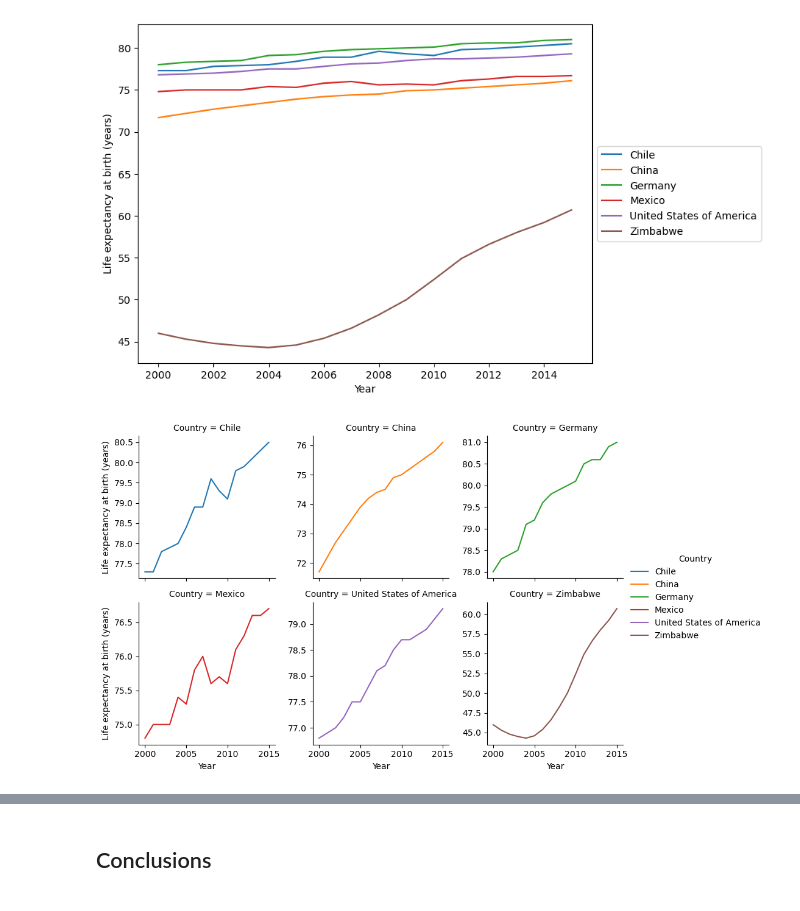
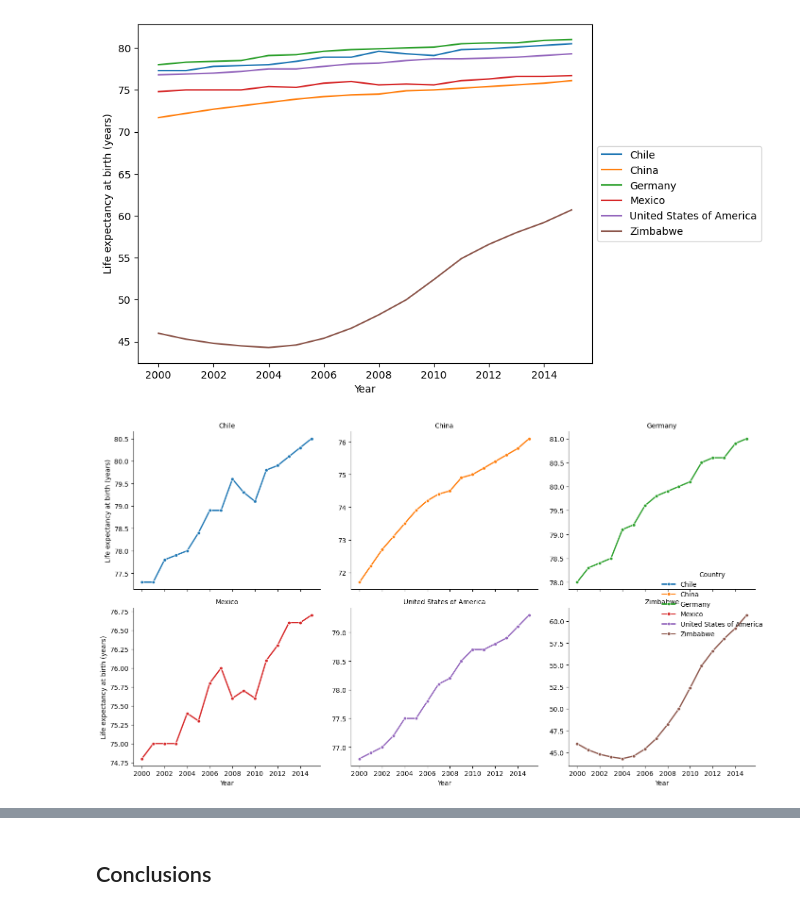
Before and after one commit to nicokleing/DataScience_ML, a Jupyter notebook: Data Visualization - life_expectancy_gdp.ipynb, the cells around one changed output, grey strips where cells are left out. Saved outputs shown, nothing was run; the diff lists cells and outputs as text; code cells hidden in the pictures.

```diff
--- a/Data Visualization - life_expectancy_gdp.ipynb
+++ b/Data Visualization - life_expectancy_gdp.ipynb
@@ -248,13 +302,28 @@ plt.ylabel("Life expectancy at birth (years)");
 # %% [output]
 [figure]
 # %%
-graphLEABY = sns.FacetGrid(df, col="Country", col_wrap=3,
-                      hue = "Country", sharey = False)
+import seaborn as sns
+import matplotlib.pyplot as plt
 
-graphLEABY = (graphLEABY.map(sns.lineplot,"Year","LEABY")
-         .add_legend()
-         .set_axis_labels("Year","Life expectancy at birth (years)"))
 
-graphLEABY;
+graphLEABY = sns.FacetGrid(df, col="Country", col_wrap=3, hue="Country", sharey=False, height=4)
+
+
+graphLEABY.map(sns.lineplot, "Year", "LEABY", marker='o', markersize=5, linewidth=2)
+
+
+graphLEABY.set_titles(col_template="{col_name}")
+
+
+graphLEABY.add_legend(title='Country')
+
+
+graphLEABY.set_axis_labels("Year", "Life expectancy at birth (years)")
+
+
+plt.tight_layout()
+
+
+plt.show()
 # %% [output]
-[figure, old version]
+[figure, new version]
```
Also changed, not shown: parts of 10 cells of this notebook.
